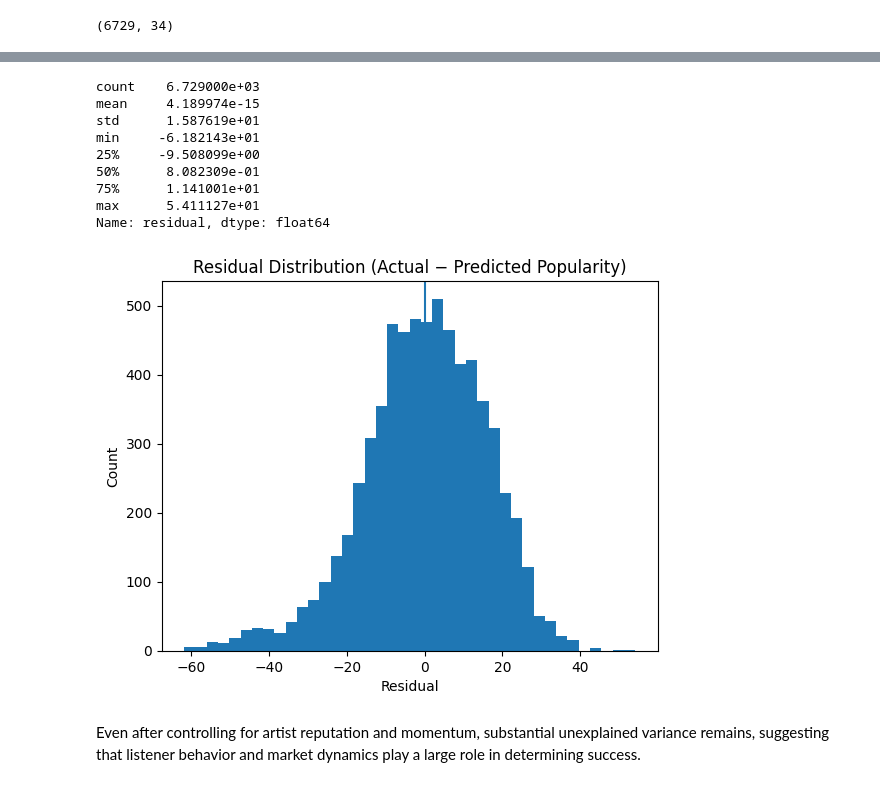
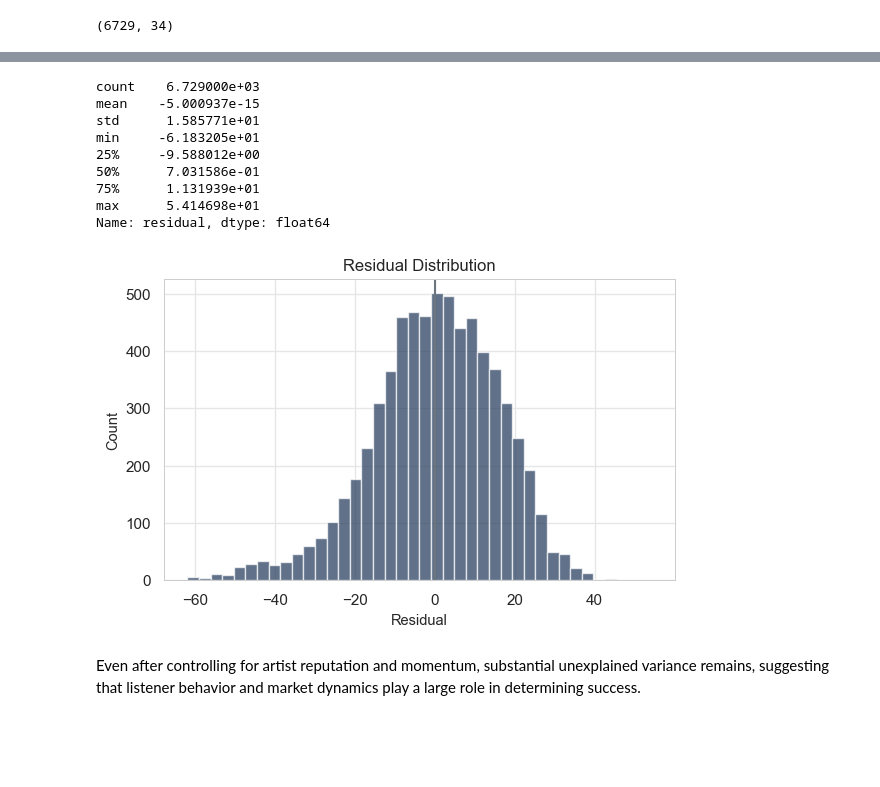
Before and after one commit to lucytheboss/what-drives-music-popularity, a Jupyter notebook: notebooks/06_discovery_and_underrated_track.ipynb, the cells around one changed output, grey strips where cells are left out. Drawn from its saved outputs; the diff is of its cells as text; code cells hidden in the pictures; blank space fills up the shorter version.

Commit message:
Updated visuals for notebook

```diff
--- a/notebooks/06_discovery_and_underrated_track.ipynb
+++ b/notebooks/06_discovery_and_underrated_track.ipynb
@@ -86,12 +131,5 @@ from sklearn.model_selection import train_test_split
 from sklearn.linear_model import LinearRegression
 from sklearn.metrics import r2_score, mean_absolute_error
 # %%
-X = df_model[['artist_popularity', 'artist_followers','prev_release_pop', 'prior_release_mean_pop']]
+X = df_model[['artist_popularity', 'artist_followers','prev_release_pop', 'prior_release_mean_pop', 'track_time_min']]
 y = df_model['track_popularity']
-
-X_train, X_test, y_train, y_test = train_test_split(
-    X, y,
-    test_size=0.2,
-    random_state=42
-)
-print(X_train.shape, X_test.shape)
@@ -151,23 +178,34 @@ If residuals look wrong, the prediction step likely has an issue.
 df_model["residual"].describe()
 # %% [output]
 count    6.729000e+03
-mean     4.189974e-15
-std      1.587619e+01
-min     -6.182143e+01
-25%     -9.508099e+00
-50%      8.082309e-01
-75%      1.141001e+01
-max      5.411127e+01
+mean    -5.000937e-15
+std      1.585771e+01
+min     -6.183205e+01
+25%     -9.588012e+00
+50%      7.031586e-01
+75%      1.131939e+01
+max      5.414698e+01
 Name: residual, dtype: float64
 # %%
-plt.hist(df_model["residual"], bins=40)
-plt.axvline(0)
-plt.title("Residual Distribution (Actual − Predicted Popularity)")
+plt.figure(figsize=(6,4))
+
+plt.hist(
+    df_model["residual"],
+    bins=40,
+    color=music_palette.navy,
+    alpha=0.7
+)
+
+plt.axvline(0, color=music_palette.gray)
+
+plt.title("Residual Distribution")
 plt.xlabel("Residual")
 plt.ylabel("Count")
 
+plt.tight_layout()
+plt.savefig("../images/fig14_residual_distribution.png", dpi=300)
 plt.show()
 # %% [output]
-[figure, old version]
+[figure, new version]
 # %% [markdown]
 Even after controlling for artist reputation and momentum, substantial unexplained variance remains, suggesting that listener behavior and market dynamics play a large role in determining success.
```
Also changed, not shown: parts of 32 cells of this notebook.
